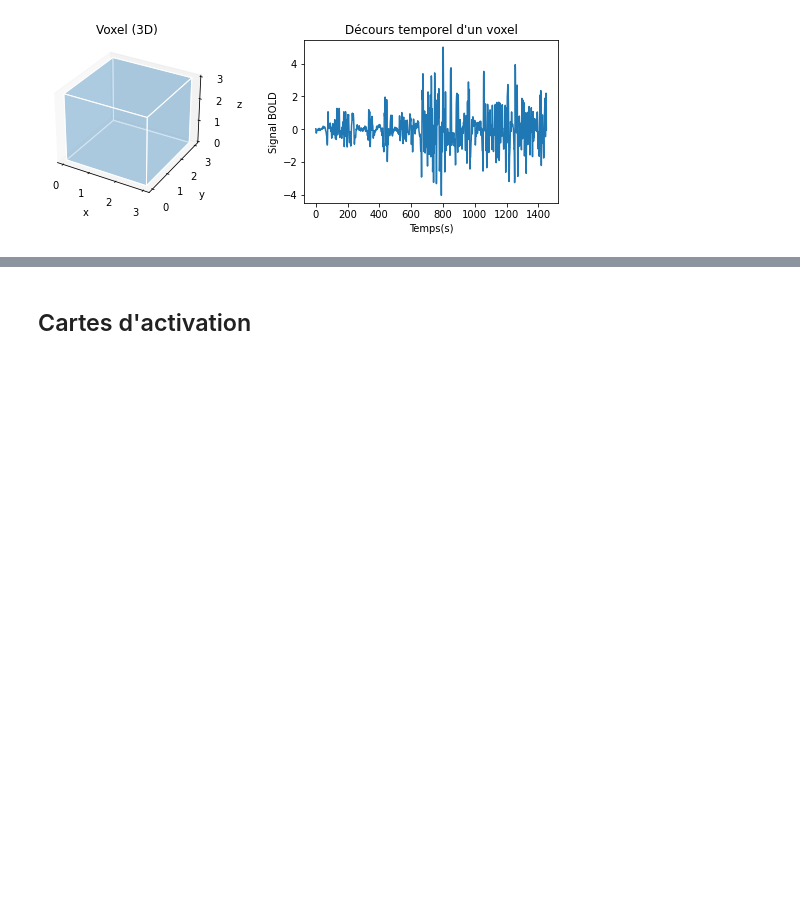
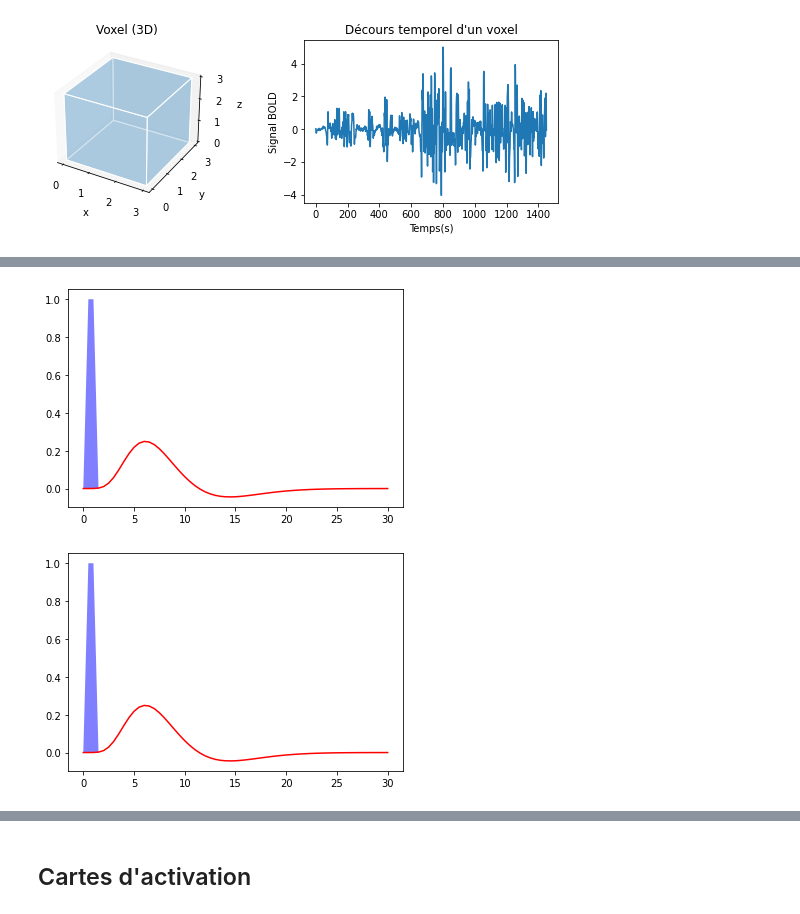
Before and after one commit to methodes-cogneuro/methodes-cogneuro.github.io, a Jupyter notebook: _sources/irm_fonctionnelle.ipynb, the cells around one changed output, grey strips where cells are left out. Drawn from its saved outputs; the diff is of its cells as text; code cells hidden in the pictures; blank space fills up the shorter version.

```diff
--- a/_sources/irm_fonctionnelle.ipynb
+++ b/_sources/irm_fonctionnelle.ipynb
@@ -461,0 +205,30 @@ De nos jours, une partie importante de la littérature suppose que le cerveau es
+# %%
+# To get an impulse response, we simulate a single event
+# occurring at time t=0, with duration 1s.
+import numpy as np
+frame_times = np.linspace(0, 30, 61)
+onset, amplitude, duration = 0., 1., 1.
+exp_condition = np.array((onset, duration, amplitude)).reshape(3, 1)
+stim = np.zeros_like(frame_times)
+stim[(frame_times > onset) * (frame_times <= onset + duration)] = amplitude
+
+# Now we plot the hrf
+from nilearn.glm.first_level import compute_regressor
+import matplotlib.pyplot as plt
+fig = plt.figure(figsize=(6, 4))
+
+# obtain the signal of interest by convolution
+signal, name = compute_regressor(
+    exp_condition, 'glover', frame_times, con_id='main',
+    oversampling=16)
+
+# plot this
+plt.fill(frame_times, stim, 'b', alpha=.5, label='stimulus')
+plt.plot(frame_times, signal.T[0], 'r', label=name[0])
+
+# Glue the figure
+from myst_nb import glue
+glue("hrf-fig", fig, display=False)
+# %% [output]
+[figure, added]
+[figure, added]
```
Also changed, not shown: parts of 12 cells of this notebook, 18 other files.
